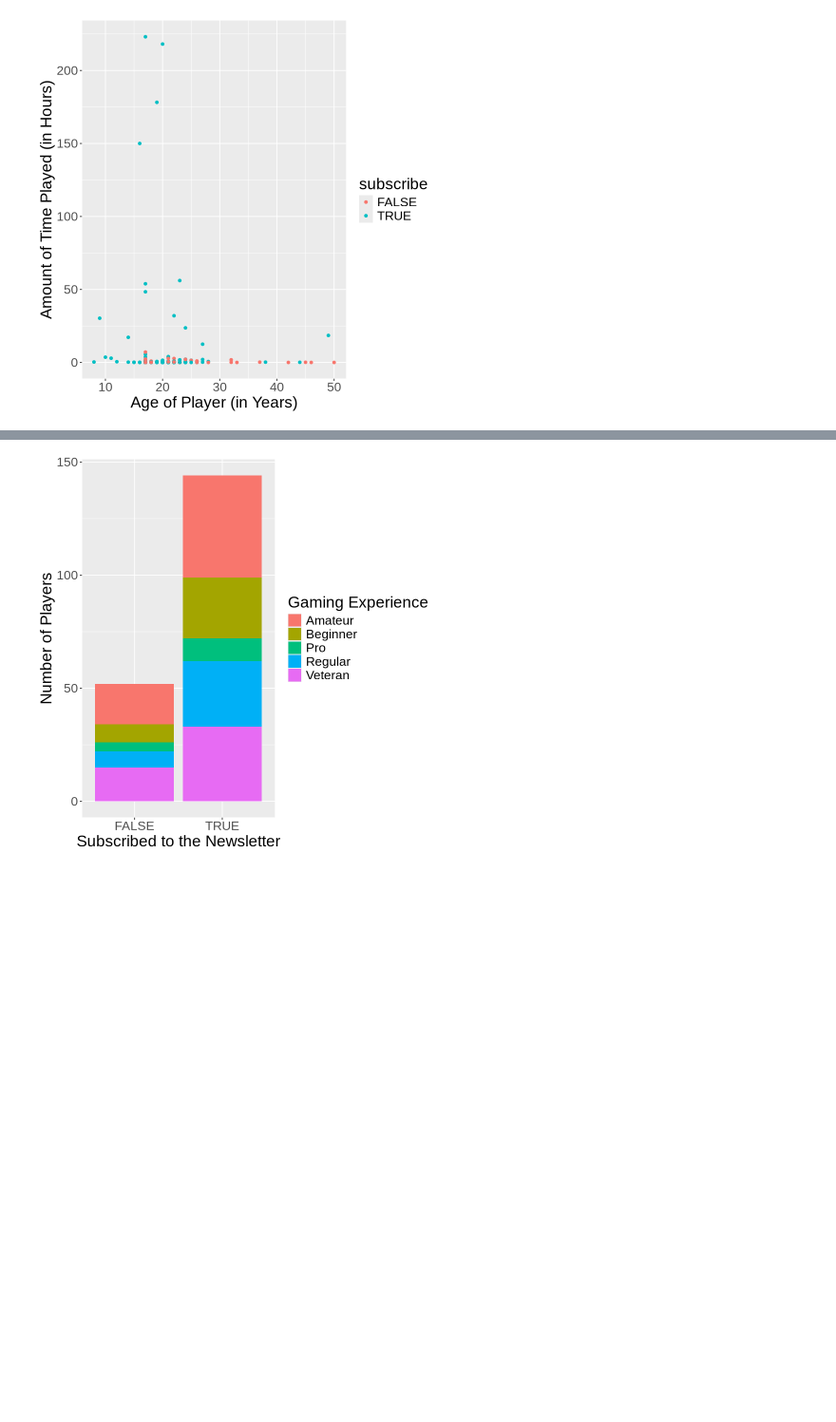
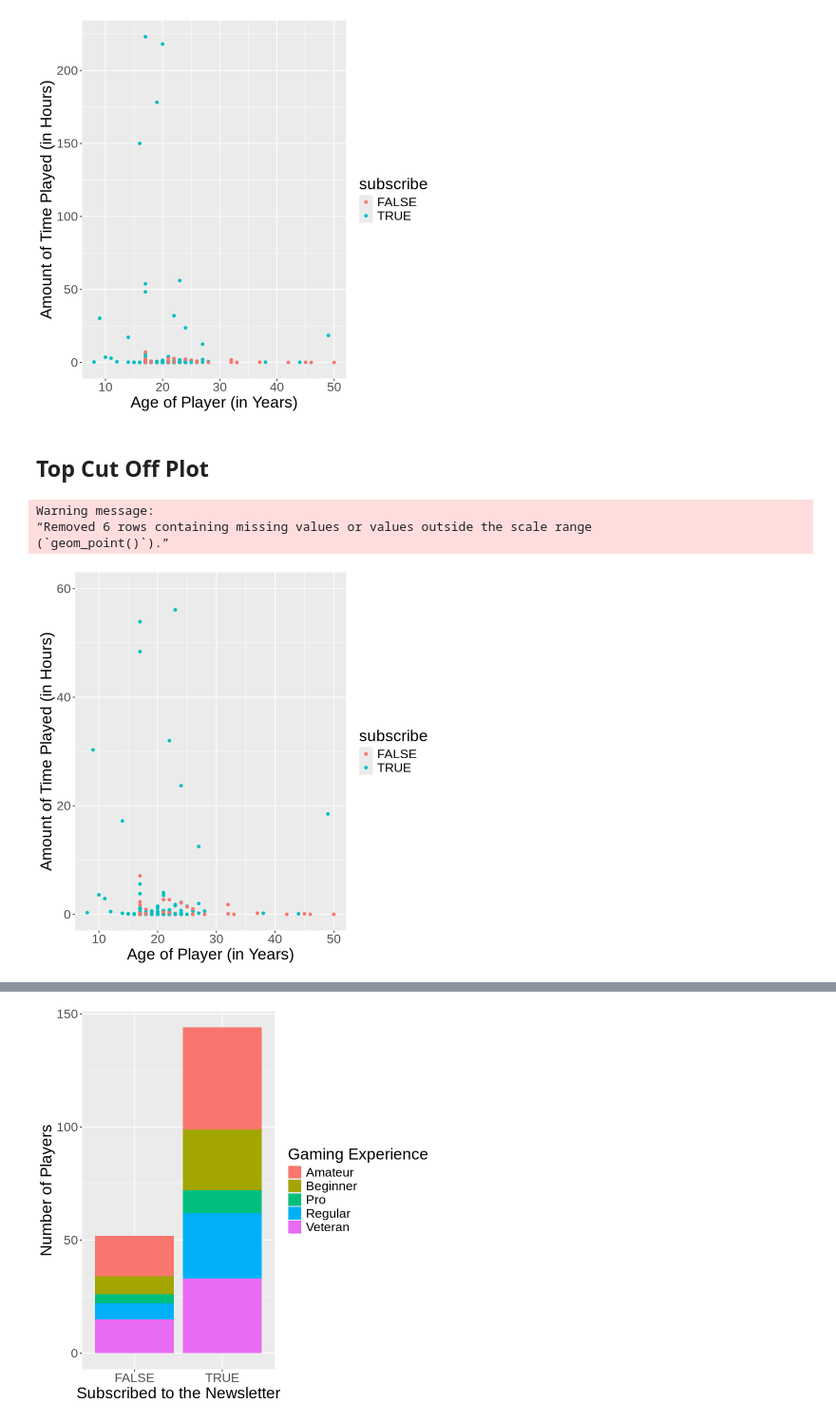
Before and after one commit to Gabriella478/dsci-100-project, a Jupyter notebook: project-2025.ipynb, the cells around one changed output, grey strips where cells are left out. Shown at 95% size. Saved outputs shown, nothing was run; the diff lists cells and outputs as text; code cells hidden in the pictures; blank space fills up the shorter version.

```diff
--- a/project-2025.ipynb
+++ b/project-2025.ipynb
@@ -91,3 +136,20 @@ Warning message:
 “Removed 2 rows containing missing values or values outside the scale range
 (`geom_point()`).”
 [figure]
+# %% [markdown]
+## Top Cut Off Plot
+# %%
+# Cut top of plot (but not data):
+players_scatter <- players |>
+    ggplot(aes(x = Age, y = played_hours)) +
+        geom_point(aes(color = subscribe)) +
+        xlab("Age of Player (in Years)") +
+        ylab("Amount of Time Played (in Hours)") +
+        ylim(0, 60) +
+        theme(text = element_text(size = 20))
+players_scatter
+# %% [output]
+Warning message:
+“Removed 6 rows containing missing values or values outside the scale range
+(`geom_point()`).”
+[figure, added]
```
Also changed, not shown: parts of 30 cells of this notebook.
